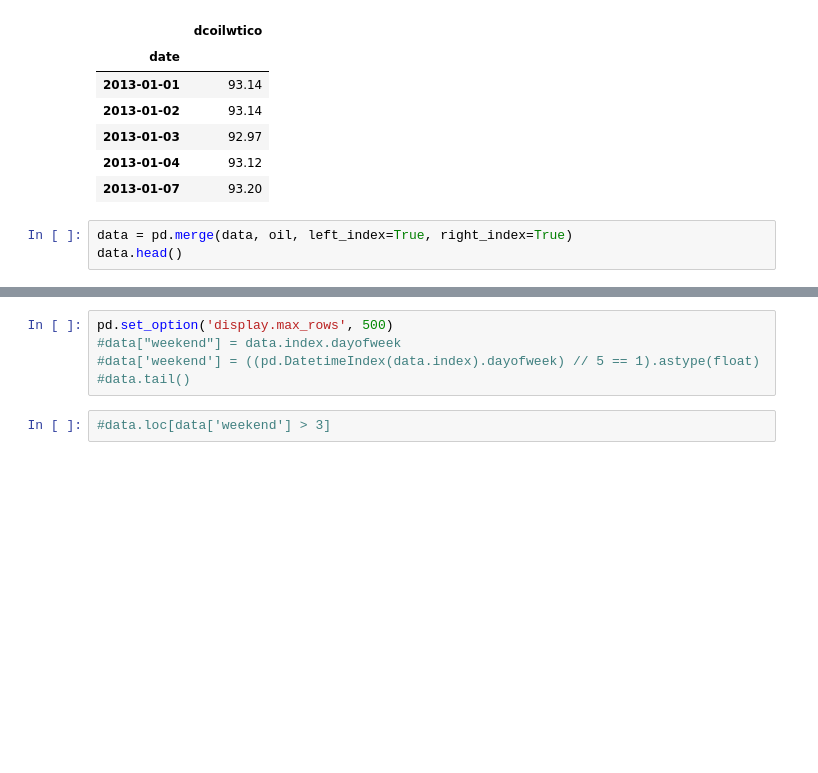
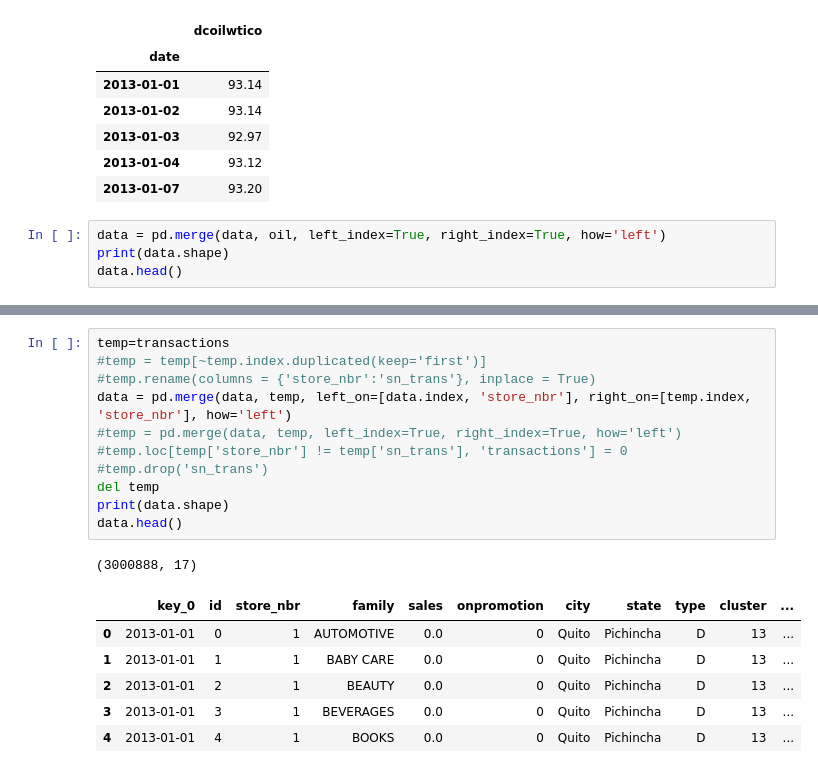
Before and after one commit to taaha/store-sales-forecast, a Jupyter notebook: sale-forecast.ipynb, the cells around one changed output, grey strips where cells are left out. Saved outputs shown, nothing was run; the diff lists cells and outputs as text; blank space fills up the shorter version.

```diff
--- a/sale-forecast.ipynb
+++ b/sale-forecast.ipynb
@@ -284,6 +290,7 @@ oil.head()
 | 2013-01-04 | 93.12 |
 | 2013-01-07 | 93.20 |
 # %%
-data = pd.merge(data, oil, left_index=True, right_index=True)
+data = pd.merge(data, oil, left_index=True, right_index=True, how='left')
+print(data.shape)
 data.head()
 # %% [output]
@@ -331,10 +334,22 @@ data.head()
-# %%
-pd.set_option('display.max_rows', 500)
-#data["weekend"] = data.index.dayofweek
-#data['weekend'] = ((pd.DatetimeIndex(data.index).dayofweek) // 5 == 1).astype(float)
-#data.tail()
-# %%
-#data.loc[data['weekend'] > 3]
+# %%
+temp=transactions
+#temp = temp[~temp.index.duplicated(keep='first')]
+#temp.rename(columns = {'store_nbr':'sn_trans'}, inplace = True)
+data = pd.merge(data, temp, left_on=[data.index, 'store_nbr'], right_on=[temp.index, 'store_nbr'], how='left')
+#temp = pd.merge(data, temp, left_index=True, right_index=True, how='left')
+#temp.loc[temp['store_nbr'] != temp['sn_trans'], 'transactions'] = 0
+#temp.drop('sn_trans')
+del temp
+print(data.shape)
+data.head()
+# %% [output]
+(3000888, 17)
+|  | key_0 | id | store_nbr | family | sales | onpromotion | city | state | type | cluster | ... |
+| 0 | 2013-01-01 | 0 | 1 | AUTOMOTIVE | 0.0 | 0 | Quito | Pichincha | D | 13 | ... |
+| 1 | 2013-01-01 | 1 | 1 | BABY CARE | 0.0 | 0 | Quito | Pichincha | D | 13 | ... |
+| 2 | 2013-01-01 | 2 | 1 | BEAUTY | 0.0 | 0 | Quito | Pichincha | D | 13 | ... |
+| 3 | 2013-01-01 | 3 | 1 | BEVERAGES | 0.0 | 0 | Quito | Pichincha | D | 13 | ... |
+| 4 | 2013-01-01 | 4 | 1 | BOOKS | 0.0 | 0 | Quito | Pichincha | D | 13 | ... |
 # %%
 data.index = pd.to_datetime(data.index)
 
```
Also changed, not shown: parts of 24 cells of this notebook.
